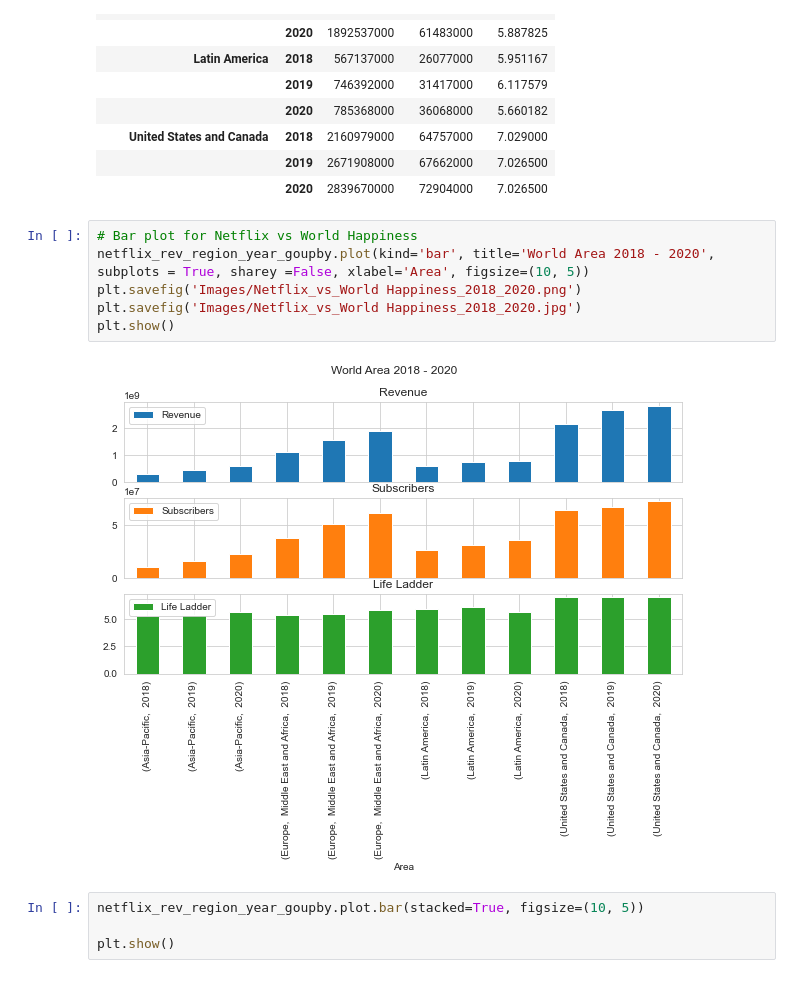
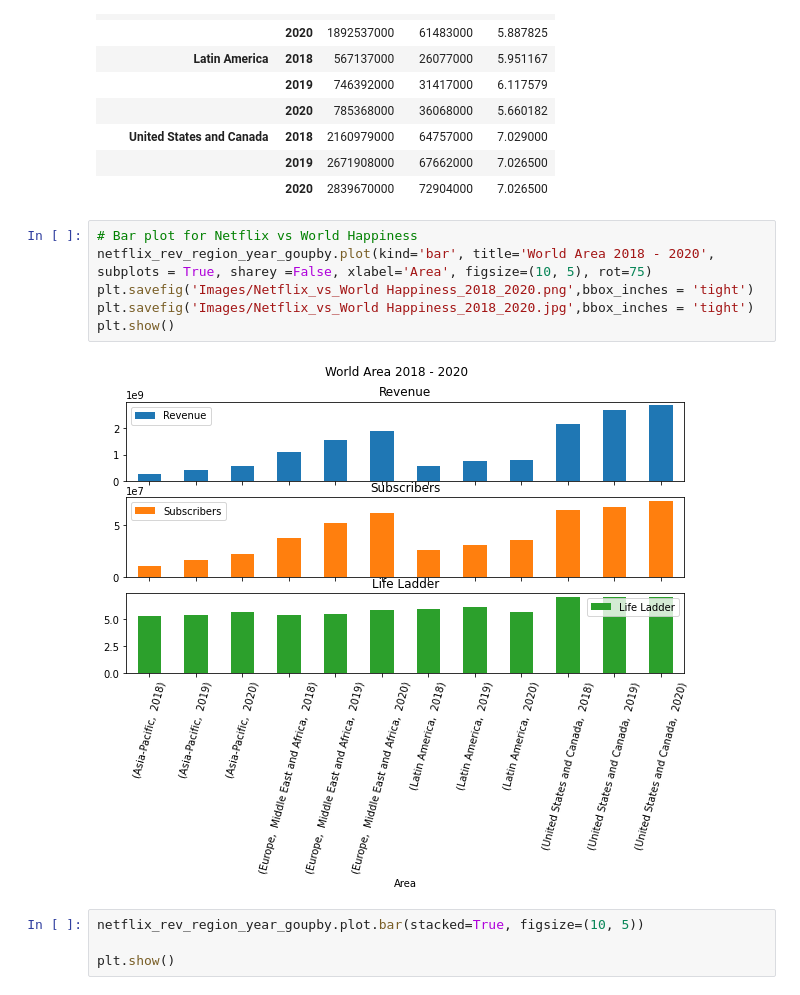
Before and after one commit to adamholcomb/Python-Media-Happiness-Analysis, a Jupyter notebook: HappinessIndex-KF.ipynb, the cells around one changed output. Drawn from its saved outputs; the diff is of its cells as text.

```diff
--- a/HappinessIndex-KF.ipynb
+++ b/HappinessIndex-KF.ipynb
@@ -593,12 +588,12 @@ netflix_rev_region_year_goupby
 |  | 2020 | 2839670000 | 72904000 | 7.026500 |
 # %%
 # Bar plot for Netflix vs World Happiness
-netflix_rev_region_year_goupby.plot(kind='bar', title='World Area 2018 - 2020', subplots = True, sharey =False, xlabel='Area', figsize=(10, 5))
-plt.savefig('Images/Netflix_vs_World Happiness_2018_2020.png')
-plt.savefig('Images/Netflix_vs_World Happiness_2018_2020.jpg')
+netflix_rev_region_year_goupby.plot(kind='bar', title='World Area 2018 - 2020', subplots = True, sharey =False, xlabel='Area', figsize=(10, 5), rot=75)
+plt.savefig('Images/Netflix_vs_World Happiness_2018_2020.png',bbox_inches = 'tight')
+plt.savefig('Images/Netflix_vs_World Happiness_2018_2020.jpg',bbox_inches = 'tight')
 plt.show()
 # %% [output]
-[figure, old version]
+[figure, new version]
 # %%
 netflix_rev_region_year_goupby.plot.bar(stacked=True, figsize=(10, 5))
 
```
Also changed, not shown: parts of 19 cells of this notebook, 20 other files.
